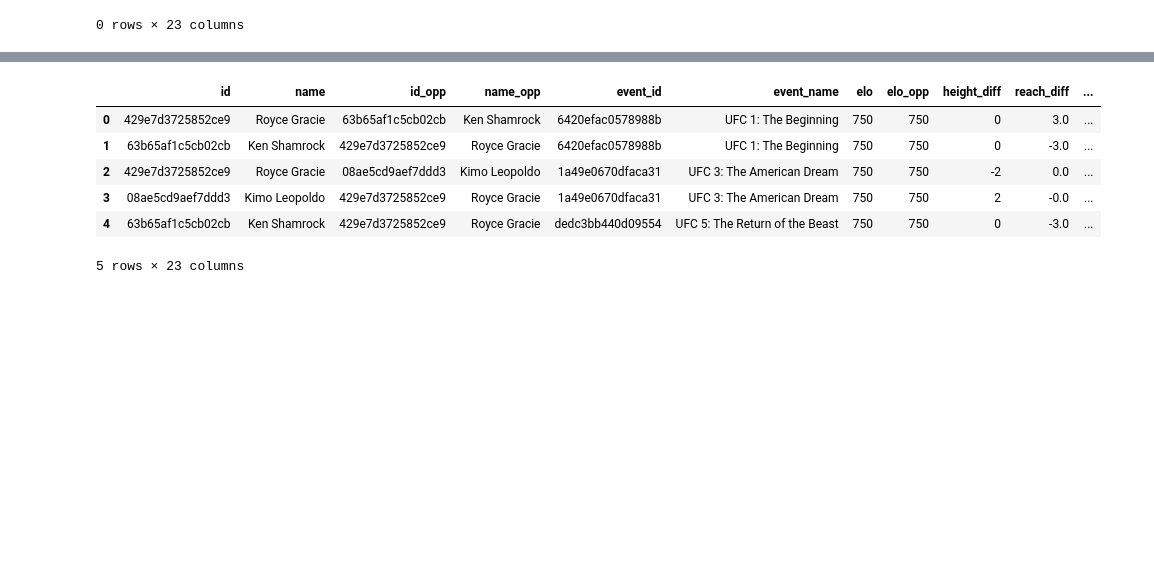
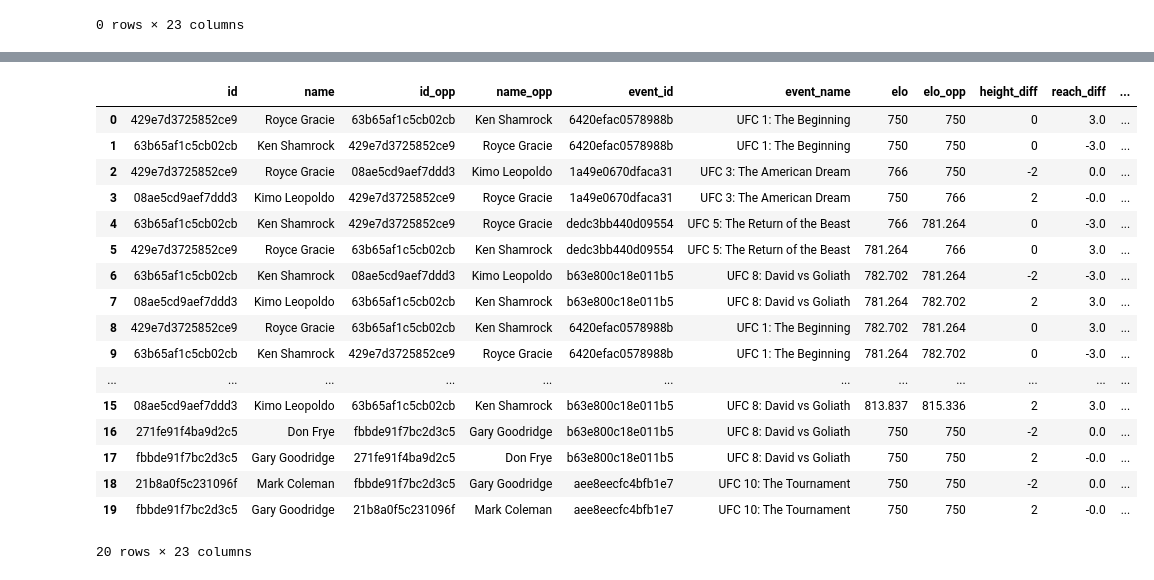
Before and after one commit to pkong97/mma-predictor, a Jupyter notebook: prediction-engine.ipynb, the cells around one changed output, grey strips where cells are left out. Drawn from its saved outputs; the diff is of its cells as text; code cells hidden in the pictures; blank space fills up the shorter version.

```diff
--- a/prediction-engine.ipynb
+++ b/prediction-engine.ipynb
@@ -200,7 +162,8 @@ comp.head()
 # %%
 start_elo = 750
 # %%
-for i in range(len(fights)-1, len(fights)-5, -1):
+elos = {}
+for i in range(len(fights)-1, 0, -1):
     print(i)
     ID = fights.loc[i, 'f1_id']
     name = fights.loc[i, 'f1_name']
@@ -210,10 +173,16 @@ for i in range(len(fights)-1, len(fights)-5, -1):
     event_name = fights.loc[i, 'event_name']
     f1_data = fighters.loc[fighters['id'] == ID]
     f2_data = fighters.loc[fighters['id'] == id_opp]
+
+    # determine current elo rating
     if ID not in list(comp['id']):
         elo = start_elo
+    elif ID in elos.keys():
+        elo = elos[ID]
     if id_opp not in list(comp['id'].append(comp['id_opp'])):
         elo_opp = start_elo
+    elif id_opp in elos.keys():
+        elo_opp = elos[id_opp]
     height_diff = f1_data['height'].values[0] - f2_data['height'].values[0]
     reach_diff = f1_data['reach'].values[0] - f2_data['reach'].values[0]
     ss_min_diff = f1_data['ss_min'].values[0] - f2_data['ss_min'].values[0]
@@ -230,10 +199,10 @@ for i in range(len(fights)-1, len(fights)-5, -1):
     wl_diff_diff = f1_data['wl_diff'].values[0] - f2_data['wl_diff'].values[0]
     if fights.loc[i, 'winner_id'] == ID:
         outcome = 'W'
-        #new_elo = update_elo(elo, elo_opp, 'A', True)
+        elos[ID] = update_elo(elo, elo_opp, 'A', True)
     else:
         outcome = 'L'
-        #new_elo = update_elo(elo, elo_opp, 'A', False)
+        elos[ID] = update_elo(elo, elo_opp, 'A', False)
     comp = comp.append([{'id':ID,'name':name,'id_opp':id_opp,'name_opp':name_opp,'event_id':event_id,'event_name':event_name,
                          'elo':elo,'elo_opp':elo_opp, 'height_diff':height_diff,'reach_diff':reach_diff,
                          'ss_min_diff':ss_min_diff,'str_acc_diff':str_acc_diff,'str_a_min_diff':str_a_min_diff,
@@ -246,7 +215,7 @@ for i in range(len(fights)-1, len(fights)-5, -1):
                          'ss_min_diff':-ss_min_diff,'str_acc_diff':-str_acc_diff,'str_a_min_diff':-str_a_min_diff,
                          'str_def_diff':-str_def_diff,'td_avg_diff':-td_avg_diff,'td_acc_diff':-td_acc_diff,
                          'td_def_diff':-td_def_diff,'sub_avg_diff':-sub_avg_diff,'wins_diff':-wins_diff,
-                         'losses_diff':-losses_diff,'momentum_diff':-momentum_diff, 'wl_diff_diff':-wl_diff_diff,'outcome':(lambda x: 'W' if outcome == 'L' else 'L')}],
+                         'losses_diff':-losses_diff,'momentum_diff':-momentum_diff, 'wl_diff_diff':-wl_diff_diff,'outcome':'W' if outcome == 'L' else 'L'}],
                       ignore_index = True)
 # %% [output]
 4081
@@ -256,14 +238,23 @@ for i in range(len(fights)-1, len(fights)-5, -1):
-# %%
-comp.head()
-# TODO: add elo update functionality
-#       add outcome functionality
-# %% [output]
-|  | id | name | id_opp | name_opp | event_id | event_name | elo | elo_opp | height_diff | reach_diff | ... |
-| 0 | 429e7d3725852ce9 | Royce Gracie | 63b65af1c5cb02cb | Ken Shamrock | 6420efac0578988b | UFC 1: The Beginning | 750 | 750 | 0 | 3.0 | ... |
-| 1 | 63b65af1c5cb02cb | Ken Shamrock | 429e7d3725852ce9 | Royce Gracie | 6420efac0578988b | UFC 1: The Beginning | 750 | 750 | 0 | -3.0 | ... |
-| 2 | 429e7d3725852ce9 | Royce Gracie | 08ae5cd9aef7ddd3 | Kimo Leopoldo | 1a49e0670dfaca31 | UFC 3: The American Dream | 750 | 750 | -2 | 0.0 | ... |
-| 3 | 08ae5cd9aef7ddd3 | Kimo Leopoldo | 429e7d3725852ce9 | Royce Gracie | 1a49e0670dfaca31 | UFC 3: The American Dream | 750 | 750 | 2 | -0.0 | ... |
-| 4 | 63b65af1c5cb02cb | Ken Shamrock | 429e7d3725852ce9 | Royce Gracie | dedc3bb440d09554 | UFC 5: The Return of the Beast | 750 | 750 | 0 | -3.0 | ... |
-5 rows × 23 columns
+# %%
+comp.head(20)
+# %% [output]
+|  | id | name | id_opp | name_opp | event_id | event_name | elo | elo_opp | height_diff | reach_diff | ... |
+| 0 | 429e7d3725852ce9 | Royce Gracie | 63b65af1c5cb02cb | Ken Shamrock | 6420efac0578988b | UFC 1: The Beginning | 750 | 750 | 0 | 3.0 | ... |
+| 1 | 63b65af1c5cb02cb | Ken Shamrock | 429e7d3725852ce9 | Royce Gracie | 6420efac0578988b | UFC 1: The Beginning | 750 | 750 | 0 | -3.0 | ... |
+| 2 | 429e7d3725852ce9 | Royce Gracie | 08ae5cd9aef7ddd3 | Kimo Leopoldo | 1a49e0670dfaca31 | UFC 3: The American Dream | 766 | 750 | -2 | 0.0 | ... |
+| 3 | 08ae5cd9aef7ddd3 | Kimo Leopoldo | 429e7d3725852ce9 | Royce Gracie | 1a49e0670dfaca31 | UFC 3: The American Dream | 750 | 766 | 2 | -0.0 | ... |
+| 4 | 63b65af1c5cb02cb | Ken Shamrock | 429e7d3725852ce9 | Royce Gracie | dedc3bb440d09554 | UFC 5: The Return of the Beast | 766 | 781.264 | 0 | -3.0 | ... |
+| 5 | 429e7d3725852ce9 | Royce Gracie | 63b65af1c5cb02cb | Ken Shamrock | dedc3bb440d09554 | UFC 5: The Return of the Beast | 781.264 | 766 | 0 | 3.0 | ... |
+| 6 | 63b65af1c5cb02cb | Ken Shamrock | 08ae5cd9aef7ddd3 | Kimo Leopoldo | b63e800c18e011b5 | UFC 8: David vs Goliath | 782.702 | 781.264 | -2 | -3.0 | ... |
+| 7 | 08ae5cd9aef7ddd3 | Kimo Leopoldo | 63b65af1c5cb02cb | Ken Shamrock | b63e800c18e011b5 | UFC 8: David vs Goliath | 781.264 | 782.702 | 2 | 3.0 | ... |
+| 8 | 429e7d3725852ce9 | Royce Gracie | 63b65af1c5cb02cb | Ken Shamrock | 6420efac0578988b | UFC 1: The Beginning | 782.702 | 781.264 | 0 | 3.0 | ... |
+| 9 | 63b65af1c5cb02cb | Ken Shamrock | 429e7d3725852ce9 | Royce Gracie | 6420efac0578988b | UFC 1: The Beginning | 781.264 | 782.702 | 0 | -3.0 | ... |
+| ... | ... | ... | ... | ... | ... | ... | ... | ... | ... | ... | ... |
+| 15 | 08ae5cd9aef7ddd3 | Kimo Leopoldo | 63b65af1c5cb02cb | Ken Shamrock | b63e800c18e011b5 | UFC 8: David vs Goliath | 813.837 | 815.336 | 2 | 3.0 | ... |
+| 16 | 271fe91f4ba9d2c5 | Don Frye | fbbde91f7bc2d3c5 | Gary Goodridge | b63e800c18e011b5 | UFC 8: David vs Goliath | 750 | 750 | -2 | 0.0 | ... |
+| 17 | fbbde91f7bc2d3c5 | Gary Goodridge | 271fe91f4ba9d2c5 | Don Frye | b63e800c18e011b5 | UFC 8: David vs Goliath | 750 | 750 | 2 | -0.0 | ... |
+| 18 | 21b8a0f5c231096f | Mark Coleman | fbbde91f7bc2d3c5 | Gary Goodridge | aee8eecfc4bfb1e7 | UFC 10: The Tournament | 750 | 750 | -2 | 0.0 | ... |
+| 19 | fbbde91f7bc2d3c5 | Gary Goodridge | 21b8a0f5c231096f | Mark Coleman | aee8eecfc4bfb1e7 | UFC 10: The Tournament | 750 | 750 | 2 | -0.0 | ... |
+20 rows × 23 columns
 # %%
 fdata = fighters.loc[fighters['id'] == '429e7d3725852ce9']
```
Also changed, not shown: parts of 13 cells of this notebook, 1 other file.
